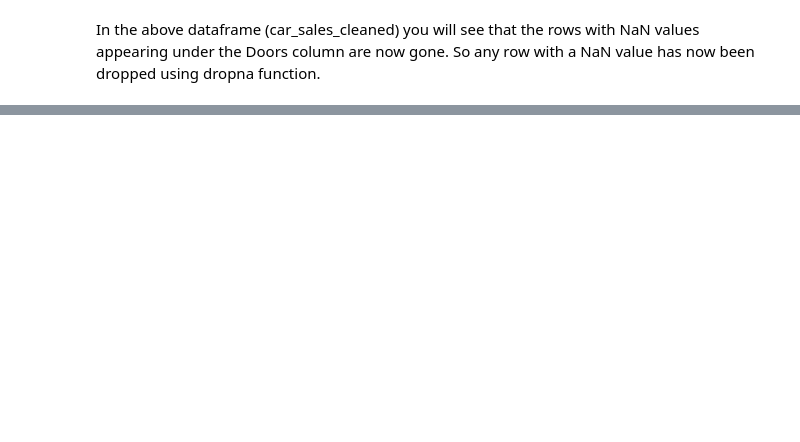
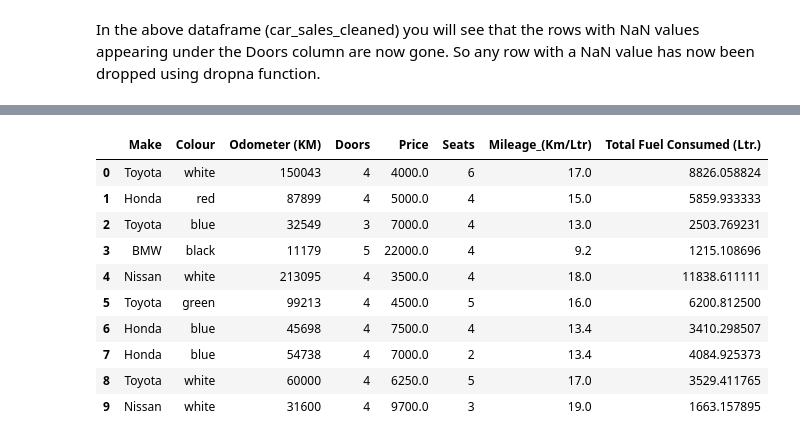
Before and after one commit to PokaYoke-Anootosh/poka_yoke_pyDojo, a Jupyter notebook: 02_Intro_to_PANDAS.ipynb, the cells around one changed output, grey strips where cells are left out. Drawn from its saved outputs; the diff is of its cells as text; code cells hidden in the pictures; blank space fills up the shorter version.

```diff
--- a/02_Intro_to_PANDAS.ipynb
+++ b/02_Intro_to_PANDAS.ipynb
@@ -685,2 +669,10 @@ Error:
 # %% [markdown]
 In the above dataframe (car_sales_cleaned) you will see that the rows with NaN values appearing under the Doors column are now gone. So any row with a NaN value has now been dropped using dropna function.
+# %%
+# Adding columns to an exiting table/dataframe:
+
+Seats_Column = pd.Series([6, 4, 4, 4, 4, 5])
+
+car_sales["Seats"] = Seats_Column
+
+car_sales
@@ -686,0 +691,19 @@ In the above dataframe (car_sales_cleaned) you will see that the rows with NaN v
+# %%
+# The Seats column has been added to the car_sales table, but since we only provided a list of only 6 values
+# the remaining 4 rows in the car_sales table shows as NaN or blank.
+
+# So, we change the data type of Seats column as it shows as float but we require absolute (integer) numbers for
+# this one because...you've never heard of a car having 4.2 seats right ?? :)
+
+car_sales["Seats"] = car_sales["Seats"].astype("Int64")
+
+# And now we fill the NaN values (using dict for multiple different replacemet values)...
+
+car_sales["Seats"] = car_sales["Seats"].fillna({
+    6: 4,
+    7: 2,
+    8: 5,
+    9: 3
+})
+
+car_sales
@@ -686,0 +722,11 @@ In the above dataframe (car_sales_cleaned) you will see that the rows with NaN v
+# %%
+# Let's Add another column for Fuel-efficiency in KM's per Litre (but this time using a List insted of pd.Series):
+
+Fuel_Economy = [17, 15, 13, 9.2, 18, 16, 13.4, 13.4, 17, 19]
+
+# Notice when using Lis instead of pd.Series function, I have to give it the exact number of values to match
+# the number of rows in the table, otherwise it throws an Error.
+
+car_sales["Mileage_(Km/Ltr)"] = Fuel_Economy
+
+car_sales
@@ -686,0 +745,19 @@ In the above dataframe (car_sales_cleaned) you will see that the rows with NaN v
+# %%
+# Let's Add a column which calculates the Total Fuel each car has consumed based on the Odometer reading
+# and the recorded mileage/Fuel Economy it gives. So, basically we'll create a calculated column:
+
+car_sales["Total Fuel Consumed (Ltr.)"] = 1 / car_sales["Mileage_(Km/Ltr)"] * car_sales["Odometer (KM)"]
+
+car_sales
+# %% [output]
+|  | Make | Colour | Odometer (KM) | Doors | Price | Seats | Mileage_(Km/Ltr) | Total Fuel Consumed (Ltr.) |
+| 0 | Toyota | white | 150043 | 4 | 4000.0 | 6 | 17.0 | 8826.058824 |
+| 1 | Honda | red | 87899 | 4 | 5000.0 | 4 | 15.0 | 5859.933333 |
+| 2 | Toyota | blue | 32549 | 3 | 7000.0 | 4 | 13.0 | 2503.769231 |
+| 3 | BMW | black | 11179 | 5 | 22000.0 | 4 | 9.2 | 1215.108696 |
+| 4 | Nissan | white | 213095 | 4 | 3500.0 | 4 | 18.0 | 11838.611111 |
+| 5 | Toyota | green | 99213 | 4 | 4500.0 | 5 | 16.0 | 6200.812500 |
+| 6 | Honda | blue | 45698 | 4 | 7500.0 | 4 | 13.4 | 3410.298507 |
+| 7 | Honda | blue | 54738 | 4 | 7000.0 | 2 | 13.4 | 4084.925373 |
+| 8 | Toyota | white | 60000 | 4 | 6250.0 | 5 | 17.0 | 3529.411765 |
+| 9 | Nissan | white | 31600 | 4 | 9700.0 | 3 | 19.0 | 1663.157895 |
```
Also changed, not shown: parts of 6 cells of this notebook.
